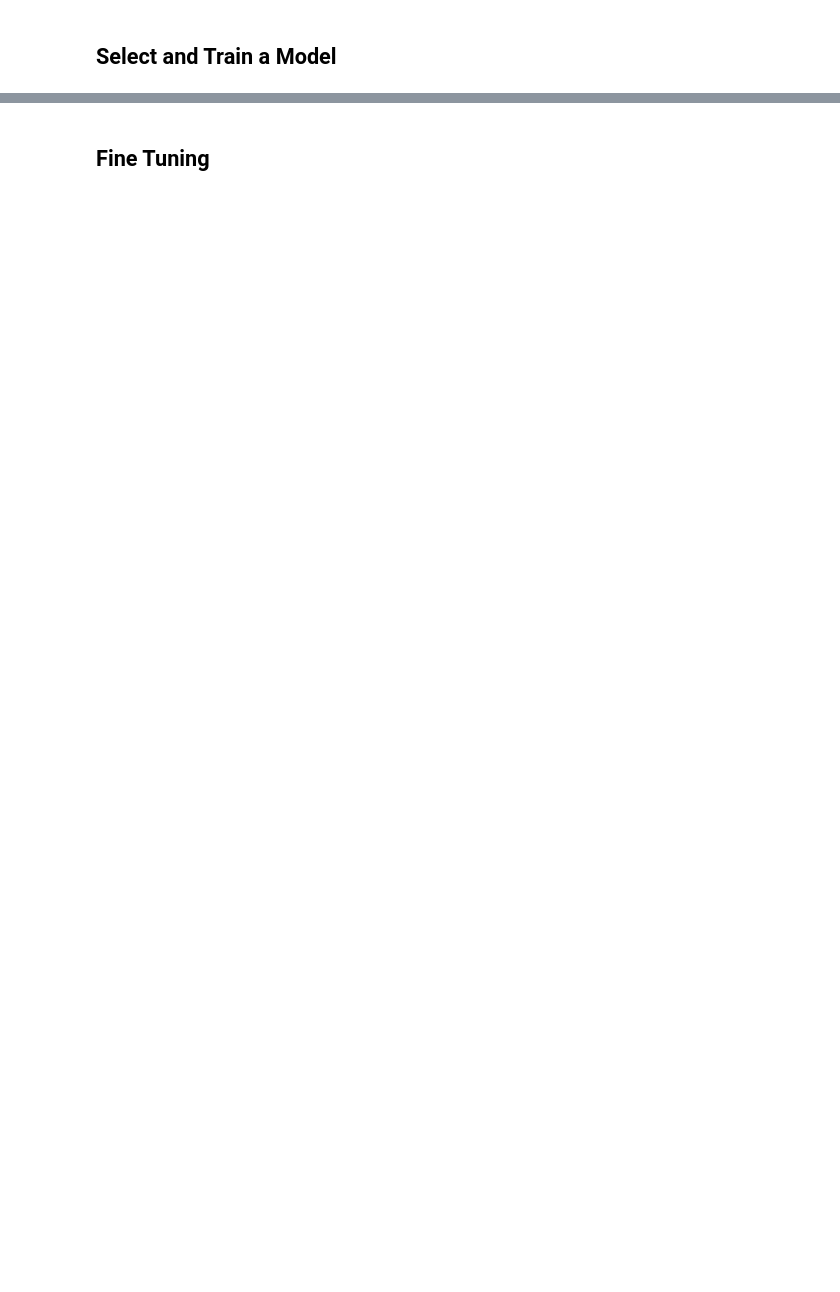
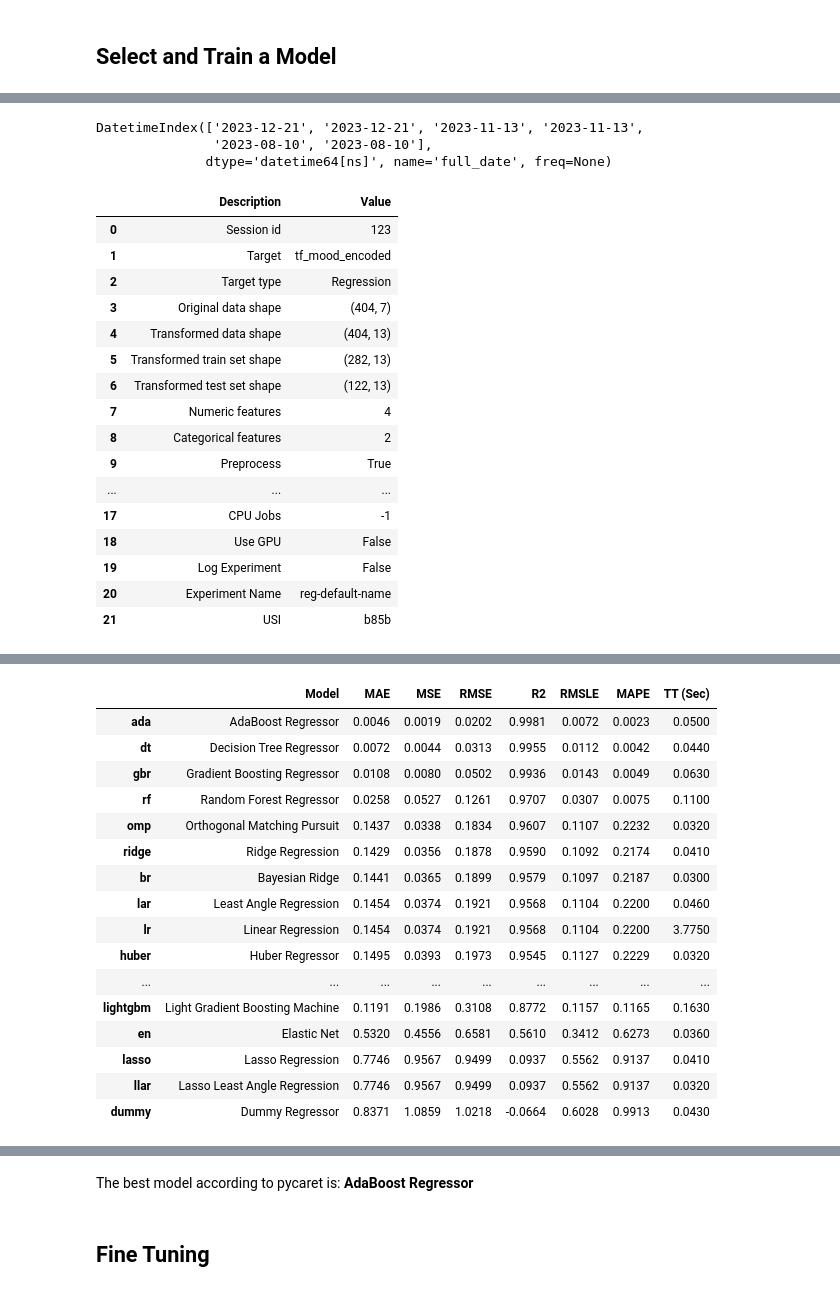
Before and after one commit to samservo09/mood-trend, a Jupyter notebook: mood_trend.ipynb, the cells around one changed output, grey strips where cells are left out. Drawn from its saved outputs; the diff is of its cells as text; code cells hidden in the pictures; blank space fills up the shorter version.

Commit message:
used pycaret to search for the best model based on my dataset

```diff
--- a/mood_trend.ipynb
+++ b/mood_trend.ipynb
@@ -626,0 +608,36 @@ for column in scaled_columns:
+# %%
+# identify the duplicates first in the index
+duplicate_indices = mood_aug_1.index[mood_aug_1.index.duplicated(keep=False)]
+print(duplicate_indices)
+# %% [output]
+DatetimeIndex(['2023-12-21', '2023-12-21', '2023-11-13', '2023-11-13',
+               '2023-08-10', '2023-08-10'],
+              dtype='datetime64[ns]', name='full_date', freq=None)
+# %%
+# keep the first value in the similar rows
+mood_aug_1 = mood_aug_1[~mood_aug_1.index.duplicated(keep='first')]
+# %%
+# select a model
+from pycaret.regression import *
+exp_reg = setup(data = mood_aug_1, target = 'tf_mood_encoded', session_id=123)
+
+# compare regression models
+best_model = compare_models()
+# %% [output]
+|  | Description | Value |
+| 0 | Session id | 123 |
+| 1 | Target | tf_mood_encoded |
+| 2 | Target type | Regression |
+| 3 | Original data shape | (404, 7) |
+| 4 | Transformed data shape | (404, 13) |
+| 5 | Transformed train set shape | (282, 13) |
+| 6 | Transformed test set shape | (122, 13) |
+| 7 | Numeric features | 4 |
+| 8 | Categorical features | 2 |
+| 9 | Preprocess | True |
+| ... | ... | ... |
+| 17 | CPU Jobs | -1 |
+| 18 | Use GPU | False |
+| 19 | Log Experiment | False |
+| 20 | Experiment Name | reg-default-name |
+| 21 | USI | b85b |
@@ -626,0 +645,17 @@ for column in scaled_columns:
+|  | Model | MAE | MSE | RMSE | R2 | RMSLE | MAPE | TT (Sec) |
+| ada | AdaBoost Regressor | 0.0046 | 0.0019 | 0.0202 | 0.9981 | 0.0072 | 0.0023 | 0.0500 |
+| dt | Decision Tree Regressor | 0.0072 | 0.0044 | 0.0313 | 0.9955 | 0.0112 | 0.0042 | 0.0440 |
+| gbr | Gradient Boosting Regressor | 0.0108 | 0.0080 | 0.0502 | 0.9936 | 0.0143 | 0.0049 | 0.0630 |
+| rf | Random Forest Regressor | 0.0258 | 0.0527 | 0.1261 | 0.9707 | 0.0307 | 0.0075 | 0.1100 |
+| omp | Orthogonal Matching Pursuit | 0.1437 | 0.0338 | 0.1834 | 0.9607 | 0.1107 | 0.2232 | 0.0320 |
+| ridge | Ridge Regression | 0.1429 | 0.0356 | 0.1878 | 0.9590 | 0.1092 | 0.2174 | 0.0410 |
+| br | Bayesian Ridge | 0.1441 | 0.0365 | 0.1899 | 0.9579 | 0.1097 | 0.2187 | 0.0300 |
+| lar | Least Angle Regression | 0.1454 | 0.0374 | 0.1921 | 0.9568 | 0.1104 | 0.2200 | 0.0460 |
+| lr | Linear Regression | 0.1454 | 0.0374 | 0.1921 | 0.9568 | 0.1104 | 0.2200 | 3.7750 |
+| huber | Huber Regressor | 0.1495 | 0.0393 | 0.1973 | 0.9545 | 0.1127 | 0.2229 | 0.0320 |
+| ... | ... | ... | ... | ... | ... | ... | ... | ... |
+| lightgbm | Light Gradient Boosting Machine | 0.1191 | 0.1986 | 0.3108 | 0.8772 | 0.1157 | 0.1165 | 0.1630 |
+| en | Elastic Net | 0.5320 | 0.4556 | 0.6581 | 0.5610 | 0.3412 | 0.6273 | 0.0360 |
+| lasso | Lasso Regression | 0.7746 | 0.9567 | 0.9499 | 0.0937 | 0.5562 | 0.9137 | 0.0410 |
+| llar | Lasso Least Angle Regression | 0.7746 | 0.9567 | 0.9499 | 0.0937 | 0.5562 | 0.9137 | 0.0320 |
+| dummy | Dummy Regressor | 0.8371 | 1.0859 | 1.0218 | -0.0664 | 0.6028 | 0.9913 | 0.0430 |
@@ -627,3 +663,5 @@ for column in scaled_columns:
+# %% [markdown]
+The best model according to pycaret is: **AdaBoost Regressor**
 # %%
 # train and evaluate on the training set
 # %%
```
Also changed, not shown: parts of 13 cells of this notebook.
